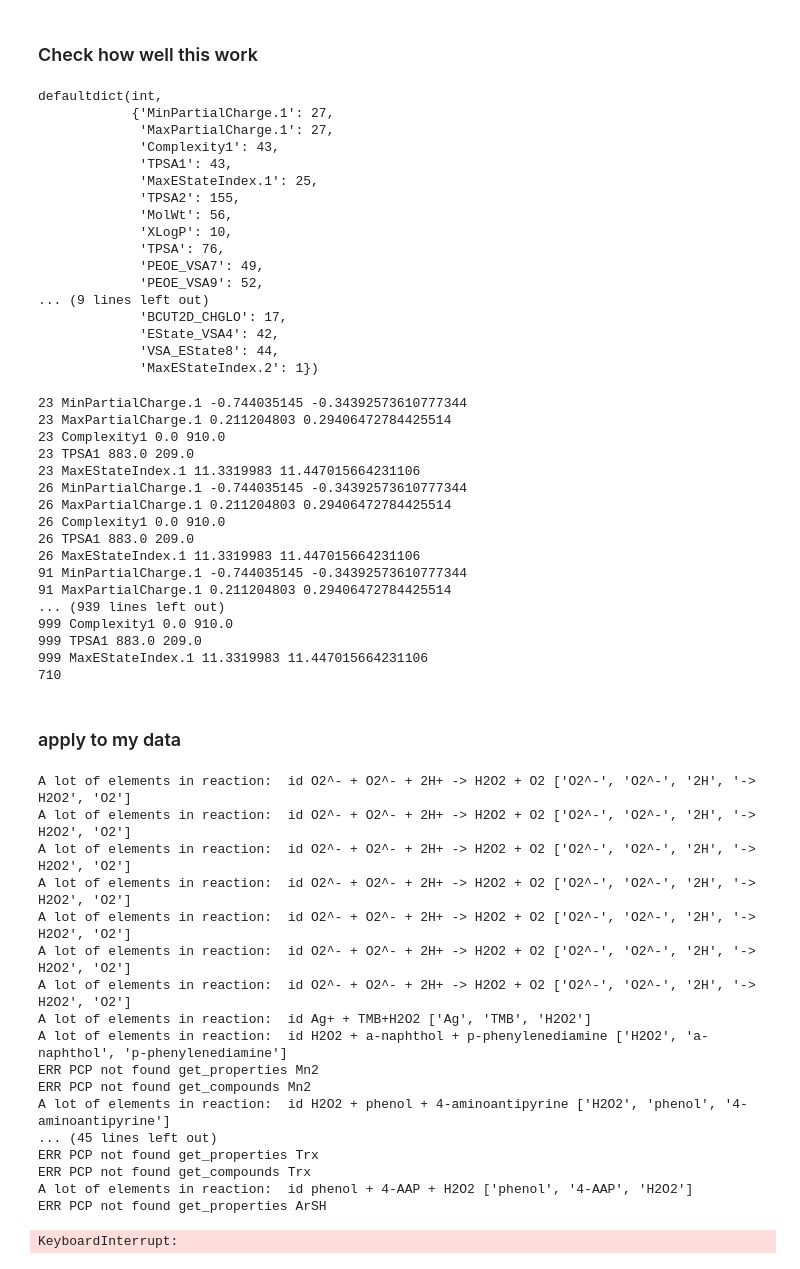
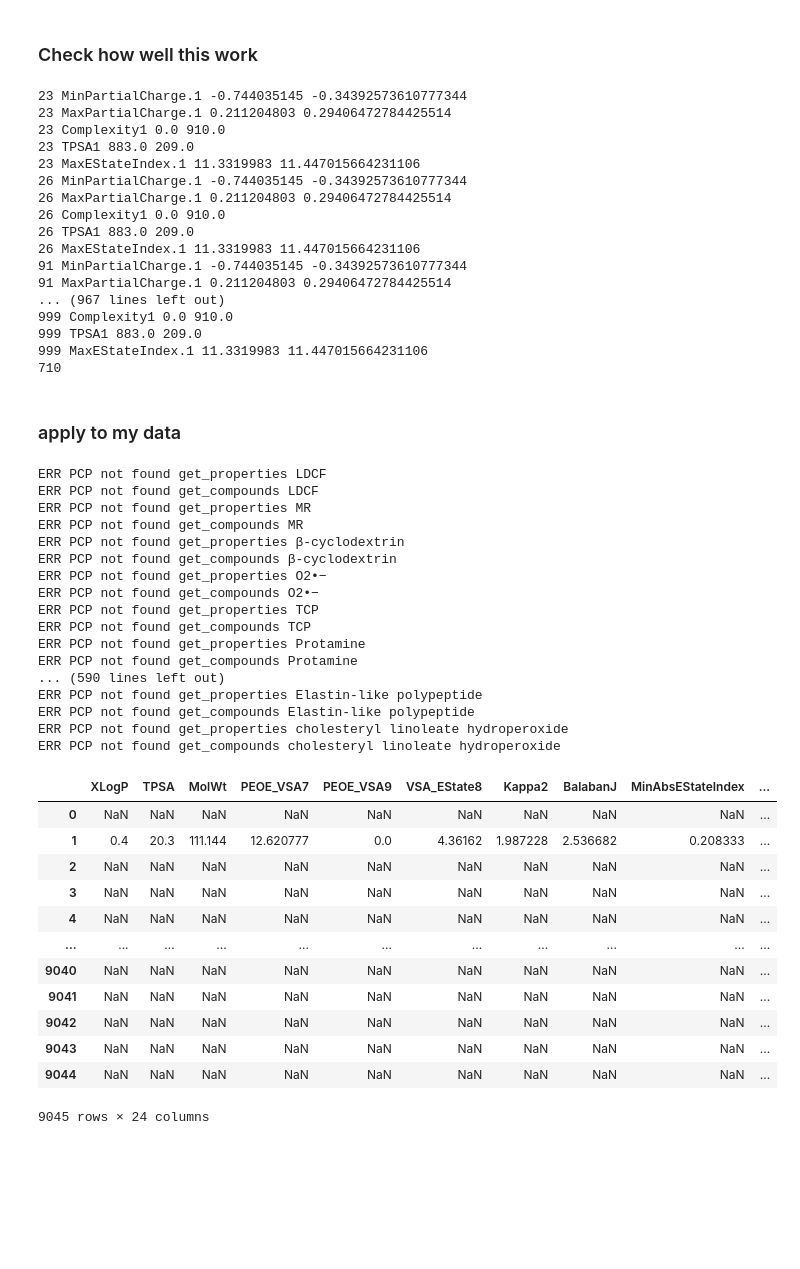
Before and after one commit to 8kbh/nnzms, a Jupyter notebook: Dataset_Preparation.ipynb, the cells around one changed output. Cells and saved outputs as stored; diff of their text form; code cells hidden in the pictures; blank space fills up the shorter version.

```diff
--- a/Dataset_Preparation.ipynb
+++ b/Dataset_Preparation.ipynb
@@ -589,32 +668,12 @@ def get_row_descriptors(row, chemicals_columns = ["surface", "pol", "surf"]):
     return rd
 # %%
 from collections import defaultdict
-# %%
-n_of_errors_by_key
-# %% [output]
-defaultdict(int,
-            {'MinPartialCharge.1': 27,
-             'MaxPartialCharge.1': 27,
-             'Complexity1': 43,
-             'TPSA1': 43,
-             'MaxEStateIndex.1': 25,
-             'TPSA2': 155,
-             'MolWt': 56,
-             'XLogP': 10,
-             'TPSA': 76,
-             'PEOE_VSA7': 49,
-             'PEOE_VSA9': 52,
-... (9 lines left out)
-             'BCUT2D_CHGLO': 17,
-             'EState_VSA4': 42,
-             'VSA_EState8': 44,
-             'MaxEStateIndex.2': 1})
 # %%
 n_of_good_convertions = 0
 n_of_errors_by_key = defaultdict(int)
 n_of_errors_by_row_id = defaultdict(int)
 
-for i in range(1000):
+for i in tqdm(range(1000)):
     row = start_df.loc[i]
     id_ = row["#"]
 
@@ -661,7 +720,7 @@ print(n_of_good_convertions)
 26 MaxEStateIndex.1 11.3319983 11.447015664231106
 91 MinPartialCharge.1 -0.744035145 -0.34392573610777344
 91 MaxPartialCharge.1 0.211204803 0.29406472784425514
-... (939 lines left out)
+... (967 lines left out)
 999 Complexity1 0.0 910.0
 999 TPSA1 883.0 209.0
 999 MaxEStateIndex.1 11.3319983 11.447015664231106
@@ -674,21 +733,36 @@ for row in tqdm(df.iloc, total=len(df)):
     new_rows.append(get_row_descriptors(row, ['pol', 'surf']))
 new_df = pd.DataFrame(new_rows)
 # %% [output]
-A lot of elements in reaction:  id O2^- + O2^- + 2H+ -> H2O2 + O2 ['O2^-', 'O2^-', '2H', '-> H2O2', 'O2']
-A lot of elements in reaction:  id O2^- + O2^- + 2H+ -> H2O2 + O2 ['O2^-', 'O2^-', '2H', '-> H2O2', 'O2']
-A lot of elements in reaction:  id O2^- + O2^- + 2H+ -> H2O2 + O2 ['O2^-', 'O2^-', '2H', '-> H2O2', 'O2']
-A lot of elements in reaction:  id O2^- + O2^- + 2H+ -> H2O2 + O2 ['O2^-', 'O2^-', '2H', '-> H2O2', 'O2']
-A lot of elements in reaction:  id O2^- + O2^- + 2H+ -> H2O2 + O2 ['O2^-', 'O2^-', '2H', '-> H2O2', 'O2']
-A lot of elements in reaction:  id O2^- + O2^- + 2H+ -> H2O2 + O2 ['O2^-', 'O2^-', '2H', '-> H2O2', 'O2']
-A lot of elements in reaction:  id O2^- + O2^- + 2H+ -> H2O2 + O2 ['O2^-', 'O2^-', '2H', '-> H2O2', 'O2']
-A lot of elements in reaction:  id Ag+ + TMB+H2O2 ['Ag', 'TMB', 'H2O2']
-A lot of elements in reaction:  id H2O2 + a-naphthol + p-phenylenediamine ['H2O2', 'a-naphthol', 'p-phenylenediamine']
-ERR PCP not found get_properties Mn2
-ERR PCP not found get_compounds Mn2
-A lot of elements in reaction:  id H2O2 + phenol + 4-aminoantipyrine ['H2O2', 'phenol', '4-aminoantipyrine']
-... (45 lines left out)
-ERR PCP not found get_properties Trx
-ERR PCP not found get_compounds Trx
-A lot of elements in reaction:  id phenol + 4-AAP + H2O2 ['phenol', '4-AAP', 'H2O2']
-ERR PCP not found get_properties ArSH
+ERR PCP not found get_properties LDCF
+ERR PCP not found get_compounds LDCF
+ERR PCP not found get_properties MR
+ERR PCP not found get_compounds MR
+ERR PCP not found get_properties β-cyclodextrin
+ERR PCP not found get_compounds β-cyclodextrin
+ERR PCP not found get_properties O2•−
+ERR PCP not found get_compounds O2•−
+ERR PCP not found get_properties TCP
+ERR PCP not found get_compounds TCP
+ERR PCP not found get_properties Protamine
+ERR PCP not found get_compounds Protamine
+... (590 lines left out)
+ERR PCP not found get_properties Elastin-like polypeptide
+ERR PCP not found get_compounds Elastin-like polypeptide
+ERR PCP not found get_properties cholesteryl linoleate hydroperoxide
+ERR PCP not found get_compounds cholesteryl linoleate hydroperoxide
-KeyboardInterrupt:
+# %%
+new_df
+# %% [output]
+|  | XLogP | TPSA | MolWt | PEOE_VSA7 | PEOE_VSA9 | VSA_EState8 | Kappa2 | BalabanJ | MinAbsEStateIndex | ... |
+| 0 | NaN | NaN | NaN | NaN | NaN | NaN | NaN | NaN | NaN | ... |
+| 1 | 0.4 | 20.3 | 111.144 | 12.620777 | 0.0 | 4.36162 | 1.987228 | 2.536682 | 0.208333 | ... |
+| 2 | NaN | NaN | NaN | NaN | NaN | NaN | NaN | NaN | NaN | ... |
+| 3 | NaN | NaN | NaN | NaN | NaN | NaN | NaN | NaN | NaN | ... |
+| 4 | NaN | NaN | NaN | NaN | NaN | NaN | NaN | NaN | NaN | ... |
+| ... | ... | ... | ... | ... | ... | ... | ... | ... | ... | ... |
+| 9040 | NaN | NaN | NaN | NaN | NaN | NaN | NaN | NaN | NaN | ... |
+| 9041 | NaN | NaN | NaN | NaN | NaN | NaN | NaN | NaN | NaN | ... |
+| 9042 | NaN | NaN | NaN | NaN | NaN | NaN | NaN | NaN | NaN | ... |
+| 9043 | NaN | NaN | NaN | NaN | NaN | NaN | NaN | NaN | NaN | ... |
+| 9044 | NaN | NaN | NaN | NaN | NaN | NaN | NaN | NaN | NaN | ... |
+9045 rows × 24 columns
```
Also changed, not shown: parts of 13 cells of this notebook, 3 other files.
